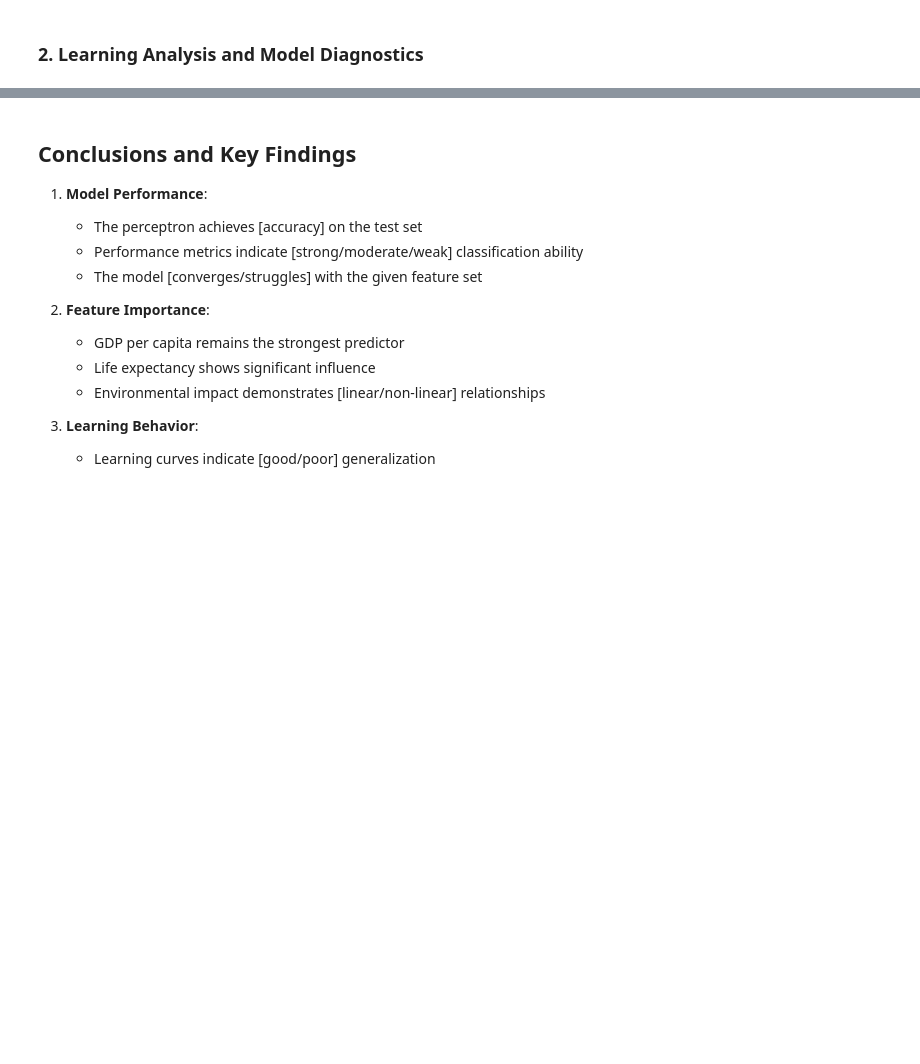
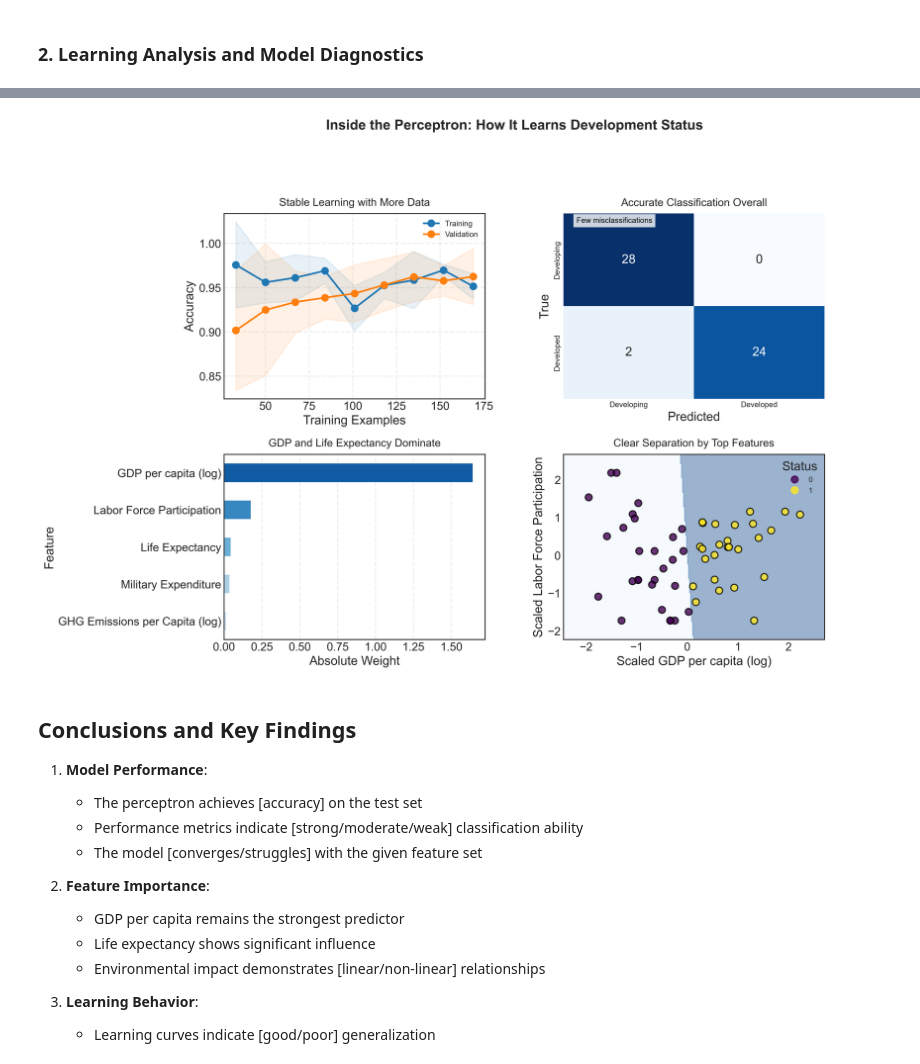
Before and after one commit to harryt50/INDE577_WDI, a Jupyter notebook: supervised learning/single_perceptron/perceptron_notebook.ipynb, the cells around one changed output, grey strips where cells are left out. Drawn from its saved outputs; the diff is of its cells as text; code cells hidden in the pictures; blank space fills up the shorter version.

```diff
--- a/supervised learning/single_perceptron/perceptron_notebook.ipynb
+++ b/supervised learning/single_perceptron/perceptron_notebook.ipynb
@@ -449,3 +414,87 @@ print(classification_report(y_test, y_pred_test))
+# %%
+def plot_learning_diagnostics(perceptron_pipeline, X_train, y_train, X_test, y_test, y_pred_test, features):
+    """Generate diagnostics with Knaflic’s principles."""
+    fig = plt.figure(figsize=(14, 10), dpi=300)
+    fig.suptitle('Inside the Perceptron: How It Learns Development Status',
+                 fontsize=18, fontweight='bold', y=1.05)
+    gs = fig.add_gridspec(2, 2, hspace=0.3, wspace=0.3)
+
+    # 1. Learning Curves
+    ax1 = fig.add_subplot(gs[0, 0])
+    train_sizes, train_scores, val_scores = learning_curve(
+        perceptron_pipeline, X_train, y_train, train_sizes=np.linspace(0.1, 1.0, 10),
+        cv=5, n_jobs=-1, scoring='accuracy'
+    )
+    train_mean = np.mean(train_scores, axis=1)
+    train_std = np.std(train_scores, axis=1)
+    val_mean = np.mean(val_scores, axis=1)
+    val_std = np.std(val_scores, axis=1)
+    ax1.fill_between(train_sizes, train_mean - train_std, train_mean + train_std,
+                     alpha=0.1, color='#1f77b4')
+    ax1.fill_between(train_sizes, val_mean - val_std, val_mean + val_std,
+                     alpha=0.1, color='#ff7f0e')
+    ax1.plot(train_sizes, train_mean, 'o-', color='#1f77b4', label='Training')
+    ax1.plot(train_sizes, val_mean, 'o-', color='#ff7f0e', label='Validation')
+    ax1.set_xlabel('Training Examples')
+    ax1.set_ylabel('Accuracy')
+    ax1.set_title('Stable Learning with More Data', fontsize=14, pad=10)
+    ax1.legend(fontsize=10)
+    ax1.grid(True, linestyle='--', alpha=0.3)
+
+    # 2. Confusion Matrix
+    ax2 = fig.add_subplot(gs[0, 1])
+    cm = confusion_matrix(y_test, y_pred_test)
+    sns.heatmap(cm, annot=True, fmt='d', cmap='Blues', cbar=False, ax=ax2)
+    ax2.set_xlabel('Predicted')
+    ax2.set_ylabel('True')
+    ax2.set_title('Accurate Classification Overall', fontsize=14, pad=10)
+    ax2.set_xticklabels(['Developing', 'Developed'], fontsize=10)
+    ax2.set_yticklabels(['Developing', 'Developed'], fontsize=10)
+    ax2.text(0.05, 0.95, 'Few misclassifications',
+             transform=ax2.transAxes, fontsize=10, color='black',
+             bbox=dict(facecolor='white', alpha=0.8, edgecolor='none'))
+
+    # 3. Feature Weights
+    ax3 = fig.add_subplot(gs[1, 0])
+    weights = pd.DataFrame({
+        'Feature': features,
+        'Weight': np.abs(perceptron_pipeline.named_steps['classifier'].coef_[0])
+    }).sort_values('Weight', ascending=True)
+    colors = sns.color_palette('Blues', len(weights))
+    weights.plot(kind='barh', x='Feature', y='Weight', ax=ax3, color=colors, legend=False)
+    ax3.set_title('GDP and Life Expectancy Dominate', fontsize=14, pad=10)
+    ax3.set_xlabel('Absolute Weight')
+    ax3.grid(True, axis='x', linestyle='--', alpha=0.3)
+
+    # 4. Decision Boundary (Top 2 Features)
+    ax4 = fig.add_subplot(gs[1, 1])
+    top_features = weights.nlargest(2, 'Weight')['Feature'].values
+    X_top2 = X_test[top_features]
+    scaler_top2 = StandardScaler()
+    X_top2_scaled = scaler_top2.fit_transform(X_top2)
+    perceptron_top2 = Perceptron(eta0=0.1, max_iter=1000, tol=1e-3, random_state=42)
+    perceptron_top2.fit(X_top2_scaled, y_test)
+    x_min, x_max = X_top2_scaled[:, 0].min() - 0.5, X_top2_scaled[:, 0].max() + 0.5
+    y_min, y_max = X_top2_scaled[:, 1].min() - 0.5, X_top2_scaled[:, 1].max() + 0.5
+    xx, yy = np.meshgrid(np.arange(x_min, x_max, 0.02), np.arange(y_min, y_max, 0.02))
+    Z = perceptron_top2.predict(np.c_[xx.ravel(), yy.ravel()])
+    Z = Z.reshape(xx.shape)
+    ax4.contourf(xx, yy, Z, alpha=0.4, cmap='Blues')
+    scatter = ax4.scatter(X_top2_scaled[:, 0], X_top2_scaled[:, 1],
+                          c=y_test, alpha=0.8, cmap='viridis', edgecolors='k')
+    ax4.legend(*scatter.legend_elements(), title='Status', fontsize=10)
+    ax4.set_xlabel(f"Scaled {top_features[0]}")
+    ax4.set_ylabel(f"Scaled {top_features[1]}")
+    ax4.set_title('Clear Separation by Top Features', fontsize=14, pad=10)
+
+    plt.tight_layout(rect=[0, 0, 1, 0.95])
+    #plt.savefig('learning_diagnostics.png', dpi=300, bbox_inches='tight')
+    #plt.savefig('learning_diagnostics.svg', bbox_inches='tight')
+    plt.show()
+
+plot_learning_diagnostics(perceptron_pipeline, X_train, y_train, X_test, y_test, y_pred_test, features)
+# %% [output]
+[figure, added]
 # %% [markdown]
 ## Conclusions and Key Findings
 
```
Also changed, not shown: parts of 18 cells of this notebook.
